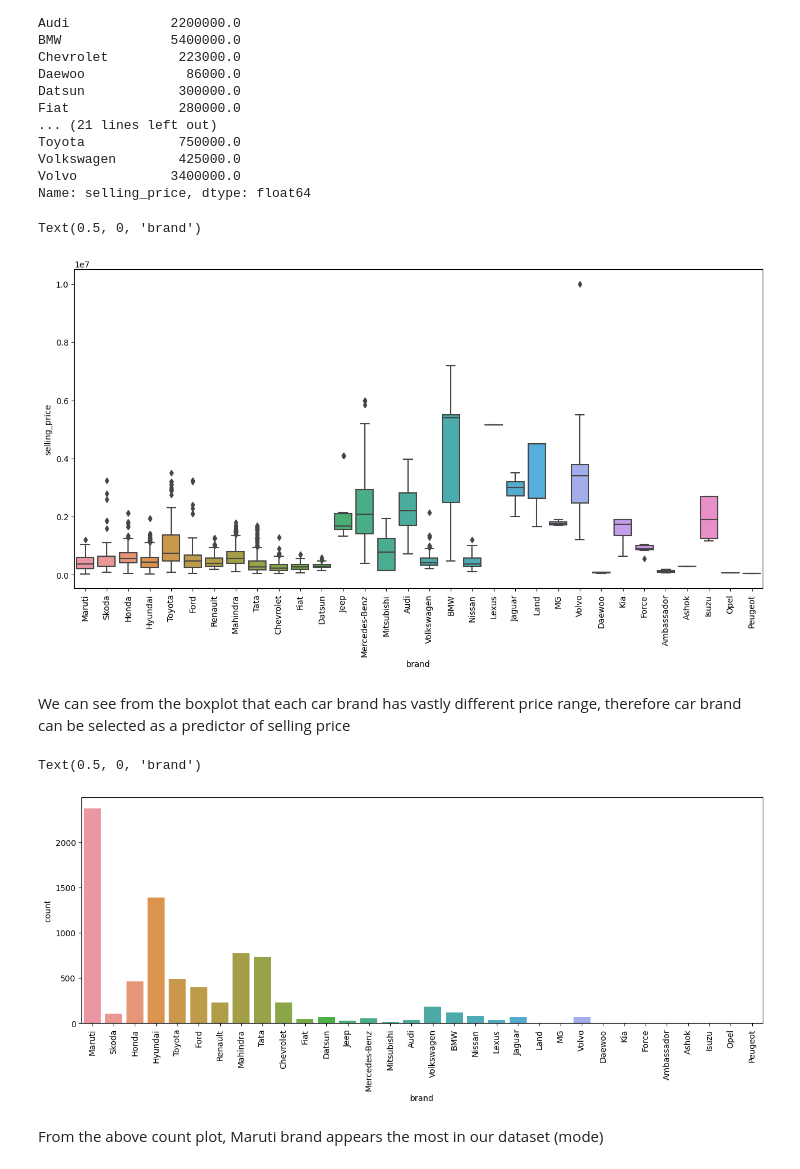
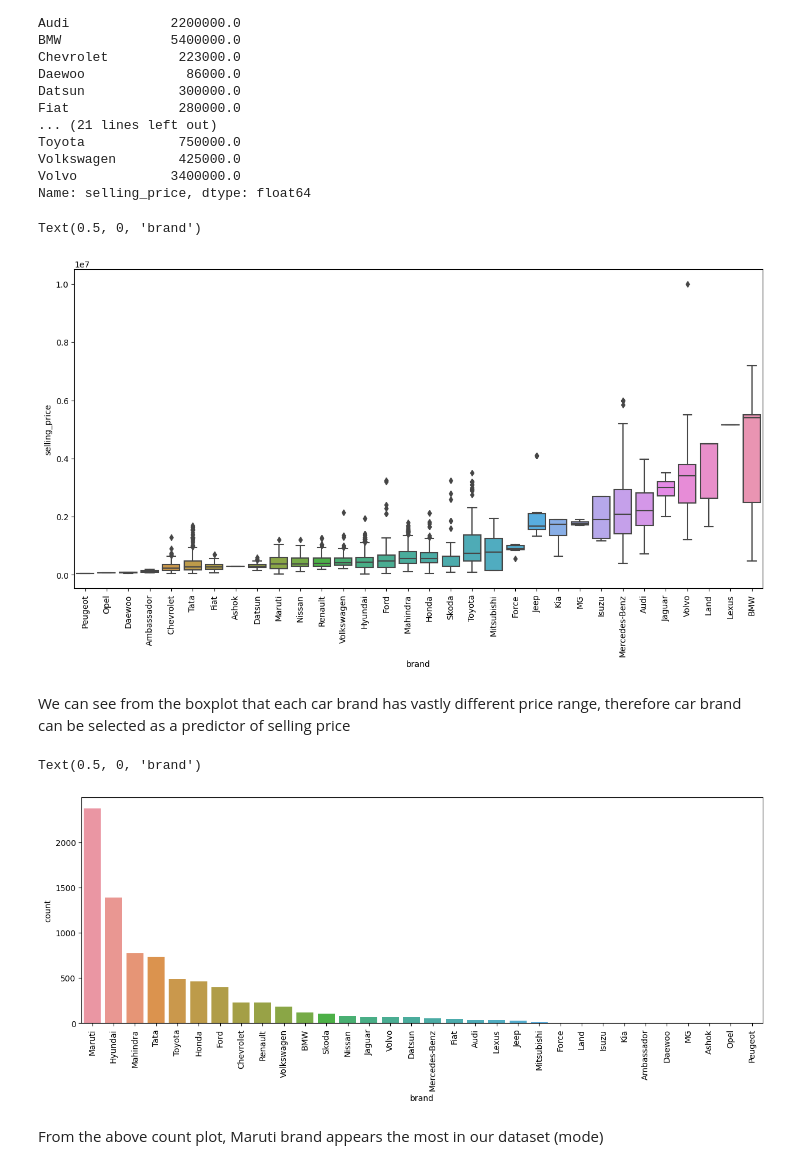
Before and after one commit to ParunNg/Car-Price-Prediction, a Jupyter notebook: Car Price Prediction.ipynb, the cells around one changed output. Saved outputs shown, nothing was run; the diff lists cells and outputs as text; code cells hidden in the pictures.

```diff
--- a/Car Price Prediction.ipynb
+++ b/Car Price Prediction.ipynb
@@ -458,26 +468,30 @@ Volvo            3400000.0
 Name: selling_price, dtype: float64
 # %%
 plt.figure(figsize=(15, 7))
-sns.boxplot(x = df["brand"], y = df["selling_price"]);
+# Order the box plot by median values in ascending order
+med_idx = df.groupby(['brand'])['selling_price'].median().sort_values().index
+sns.boxplot(x = df["brand"], y = df["selling_price"], order=med_idx);
 
 plt.xticks(rotation='vertical')
 plt.ylabel("selling_price")
 plt.xlabel("brand")
 # %% [output]
 Text(0.5, 0, 'brand')
-[figure, old version]
+[figure, new version]
 # %% [markdown]
 We can see from the boxplot that each car brand has vastly different price range, therefore car brand can be selected as a predictor of selling price
 # %%
 # Count number of each car brand
 plt.figure(figsize=(15, 5))
-sns.countplot(data=df, x='brand')
+# Order categories by count
+count_idx = df['brand'].value_counts().index
+sns.countplot(data=df, x='brand', order=count_idx)
 
 plt.xticks(rotation='vertical')
 plt.xlabel("brand")
 # %% [output]
 Text(0.5, 0, 'brand')
-[figure, old version]
+[figure, new version]
 # %% [markdown]
 From the above count plot, Maruti brand appears the most in our dataset (mode)
 # %% [markdown]
```
Also changed, not shown: parts of 8 cells of this notebook, 1 other file.
